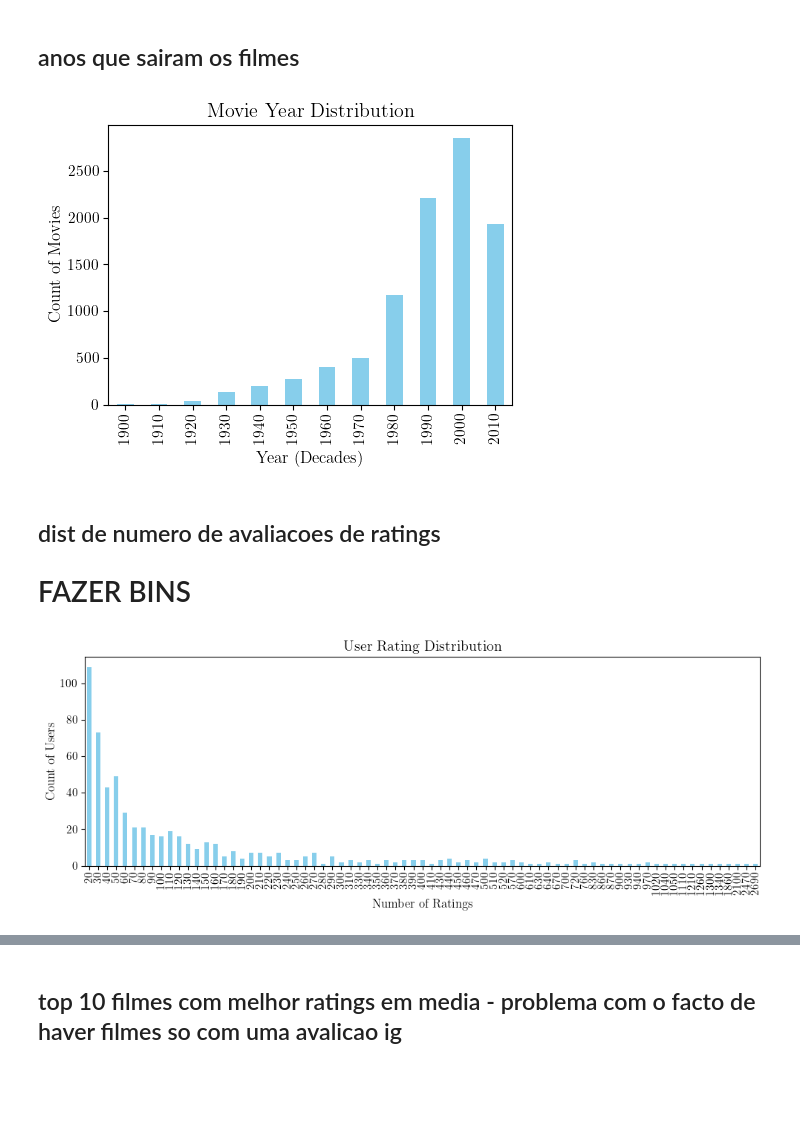
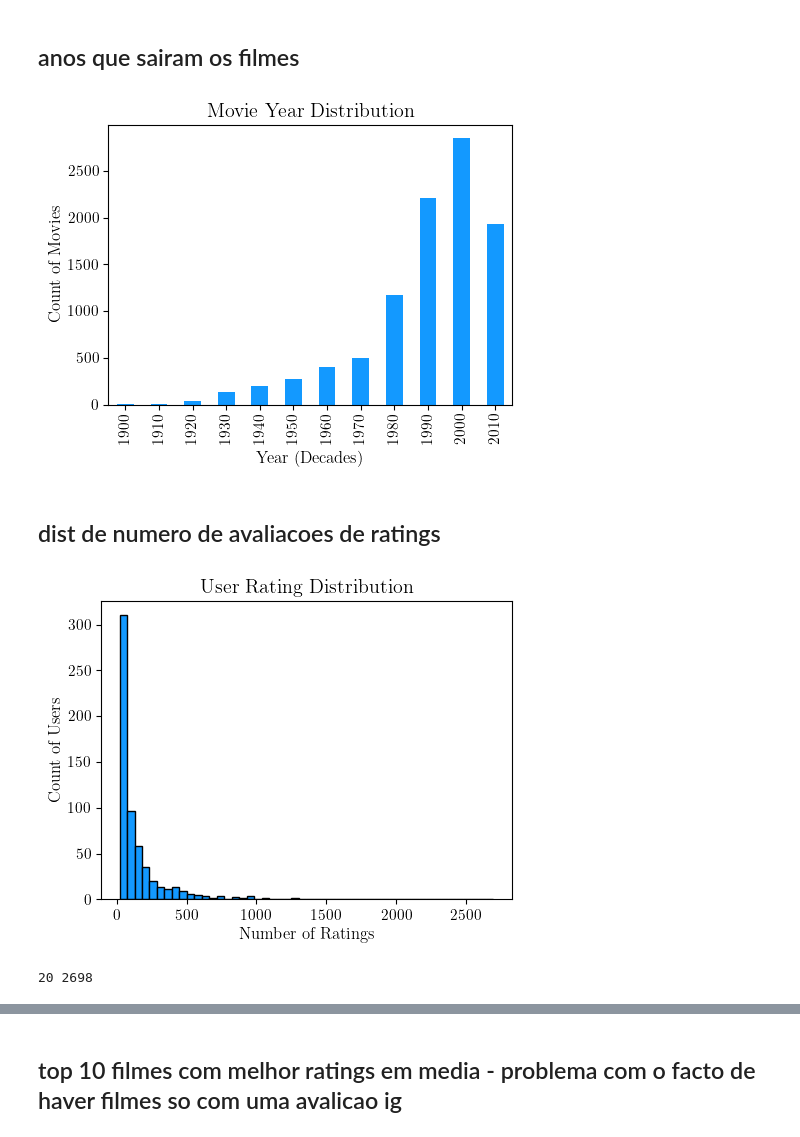
Before and after one commit to jepe06/Project2--Recommender-System, a Jupyter notebook: 02 data_vis.ipynb, the cells around one changed output, grey strips where cells are left out. Saved outputs shown, nothing was run; the diff lists cells and outputs as text; code cells hidden in the pictures; blank space fills up the shorter version.

```diff
--- a/02 data_vis.ipynb
+++ b/02 data_vis.ipynb
@@ -15,6 +15,8 @@ plt.rcParams.update({
     "figure.figsize": (5, 5*0.8),
     "savefig.dpi": 300,               # DPI for high-quality PNG/JPEG
 })
+
+prime_video_color = "#1399FF"
 # %% [markdown]
 ## distribuicao de generos de filmes
 # %%
@@ -106,7 +108,7 @@ years_dist = pd.Series(years_dict)
 years_dist = years_dist.sort_index()
 
 plt.figure(figsize=(5, 4))
-years_dist.plot(kind='bar', color='skyblue')
+years_dist.plot(kind='bar', color=prime_video_color)
 plt.xlabel('Year (Decades)')
 plt.ylabel('Count of Movies')
 plt.title('Movie Year Distribution')
@@ -114,8 +116,6 @@ plt.tight_layout()
 #plt.savefig("assets/year_distribution.png")
 plt.show()
 # %% [output]
-[figure, old version]
+[figure, new version]
 # %% [markdown]
 ## dist de numero de avaliacoes de ratings
-
-# FAZER BINS
@@ -140,15 +126,16 @@ for user in users:
 # %%
-users_ratings = pd.Series(users_ratings)
-users_ratings = users_ratings.sort_index()
-
-plt.figure(figsize=(10, 4))
-users_ratings.plot(kind='bar', color='skyblue')
+plt.figure(figsize=(5, 4))
+plt.hist(users, bins=int(len(users)/12), edgecolor='black', color=prime_video_color)
 plt.xlabel('Number of Ratings')
 plt.ylabel('Count of Users')
 plt.title('User Rating Distribution')
 plt.tight_layout()
-#plt.savefig("assets/aaa.png") AAAAAAAAAA
+#plt.savefig("assets/distribution_userratings.png")
 plt.show()
 # %% [output]
-[figure, old version]
+[figure, new version]
+# %%
+print(min(users), max(users))
+# %% [output]
+20 2698
 # %%
```
Also changed, not shown: parts of 7 cells of this notebook, 5 other files.
